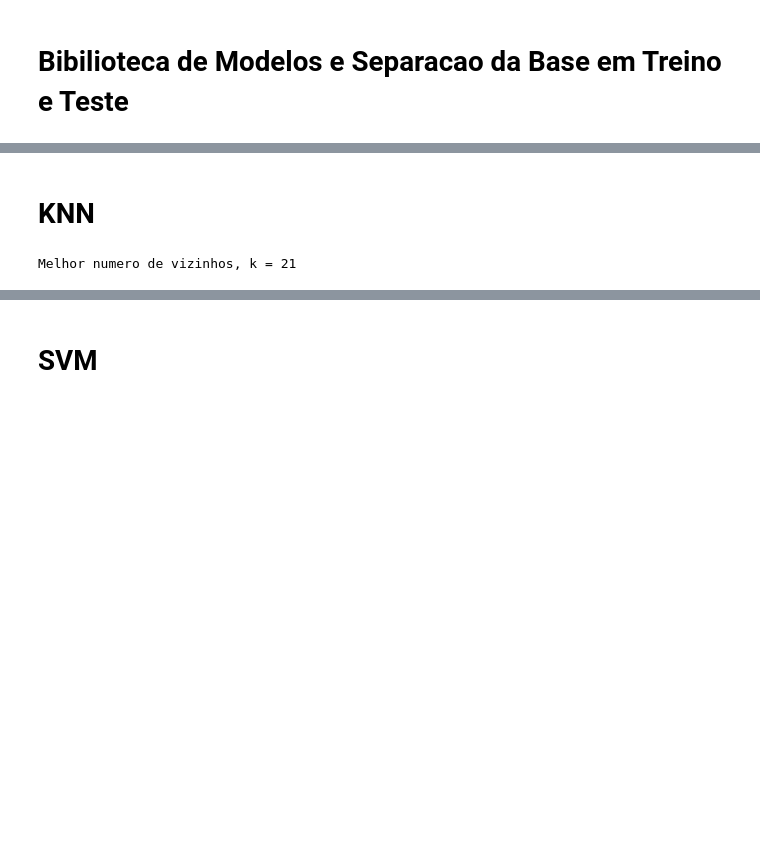
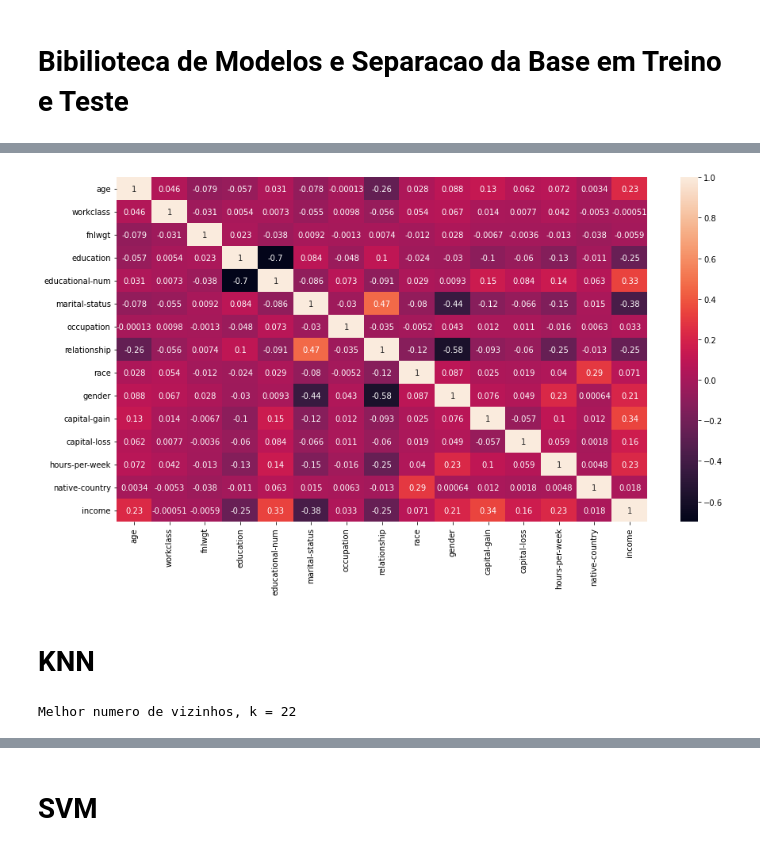
Before and after one commit to FernandoMdAraujo/PCS5024---Aprendizado-Estat-stico, a Jupyter notebook: Classificacao_Base_Adult.ipynb, the cells around one changed output, grey strips where cells are left out. Cells and saved outputs as stored; diff of their text form; code cells hidden in the pictures; blank space fills up the shorter version.

```diff
--- a/Classificacao_Base_Adult.ipynb
+++ b/Classificacao_Base_Adult.ipynb
@@ -188,3 +218,8 @@ X_train, X_val, y_train, y_val = train_test_split (X, y, test_size= validation_s
+# %%
+plt.figure(figsize = (15,8))
+sns.heatmap(scaled_df1.corr(), annot=True);
+# %% [output]
+[figure, added]
 # %% [markdown]
 # **KNN**
 # %%
@@ -200,9 +235,9 @@ clf_knn_2 = GridSearchCV(knn_2, hyperparameters, cv=5)
 best_model = clf_knn_2.fit(X_train, y_train)
 k = best_model.best_estimator_.get_params()['n_neighbors']
 # Imprimindo melhores valores
-#print('Melhor numero de vizinhos, k =', best_model.best_estimator_.get_params()['n_neighbors'])
+print('Melhor numero de vizinhos, k =', best_model.best_estimator_.get_params()['n_neighbors'])
 # %% [output]
-Melhor numero de vizinhos, k = 21
+Melhor numero de vizinhos, k = 22
 # %%
 # Definindo o numero de vizinhos ( K = ?) - Esse valor foi obtido atraves do metodo GridSearch
 n_neighbors = k
```
Also changed, not shown: parts of 20 cells of this notebook.
